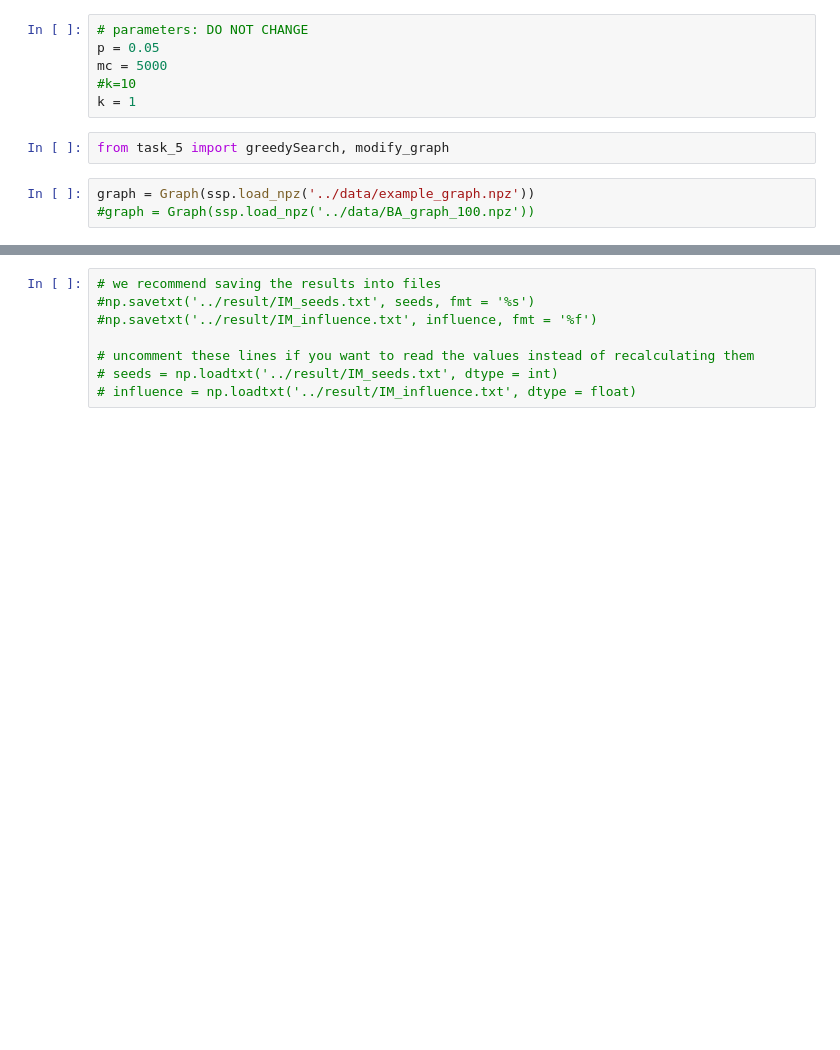
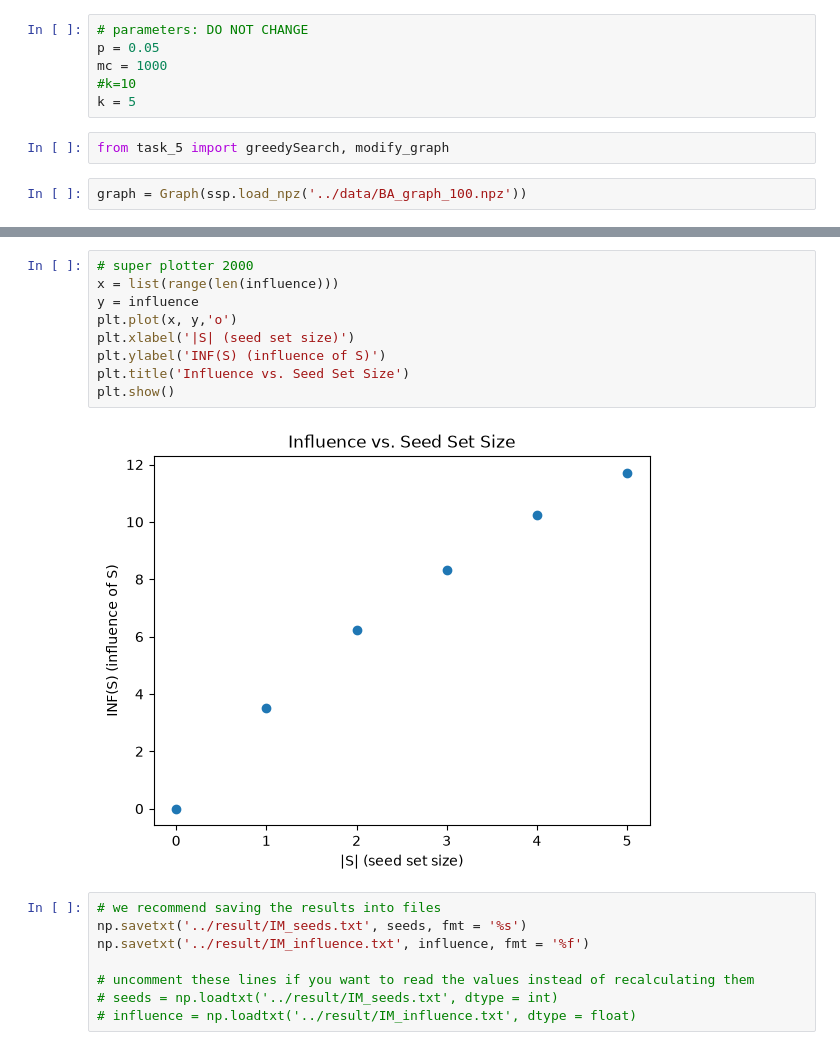
Before and after one commit to ENR118/4101_HW1, a Jupyter notebook: hw1post/code/hw1.ipynb, the cells around one changed output, grey strips where cells are left out. Saved outputs shown, nothing was run; the diff lists cells and outputs as text; blank space fills up the shorter version.

```diff
--- a/hw1post/code/hw1.ipynb
+++ b/hw1post/code/hw1.ipynb
@@ -294,13 +298,12 @@ plt.show()
 # %%
 # parameters: DO NOT CHANGE
 p = 0.05
-mc = 5000
+mc = 1000
 #k=10
-k = 1
+k = 5
 # %%
 from task_5 import greedySearch, modify_graph
 # %%
-graph = Graph(ssp.load_npz('../data/example_graph.npz'))
-#graph = Graph(ssp.load_npz('../data/BA_graph_100.npz'))
+graph = Graph(ssp.load_npz('../data/BA_graph_100.npz'))
 # %%
 seeds, influence = greedySearch(graph,k,p,mc)
@@ -307,7 +325,18 @@ seeds, influence = greedySearch(graph,k,p,mc)
+# %%
+# super plotter 2000
+x = list(range(len(influence)))
+y = influence
+plt.plot(x, y,'o')
+plt.xlabel('|S| (seed set size)')
+plt.ylabel('INF(S) (influence of S)')
+plt.title('Influence vs. Seed Set Size')
+plt.show()
+# %% [output]
+[figure, added]
 # %%
 # we recommend saving the results into files
-#np.savetxt('../result/IM_seeds.txt', seeds, fmt = '%s')
-#np.savetxt('../result/IM_influence.txt', influence, fmt = '%f')
+np.savetxt('../result/IM_seeds.txt', seeds, fmt = '%s')
+np.savetxt('../result/IM_influence.txt', influence, fmt = '%f')
 
 # uncomment these lines if you want to read the values instead of recalculating them
 # seeds = np.loadtxt('../result/IM_seeds.txt', dtype = int)
```
Also changed, not shown: parts of 8 cells of this notebook, 5 other files.
